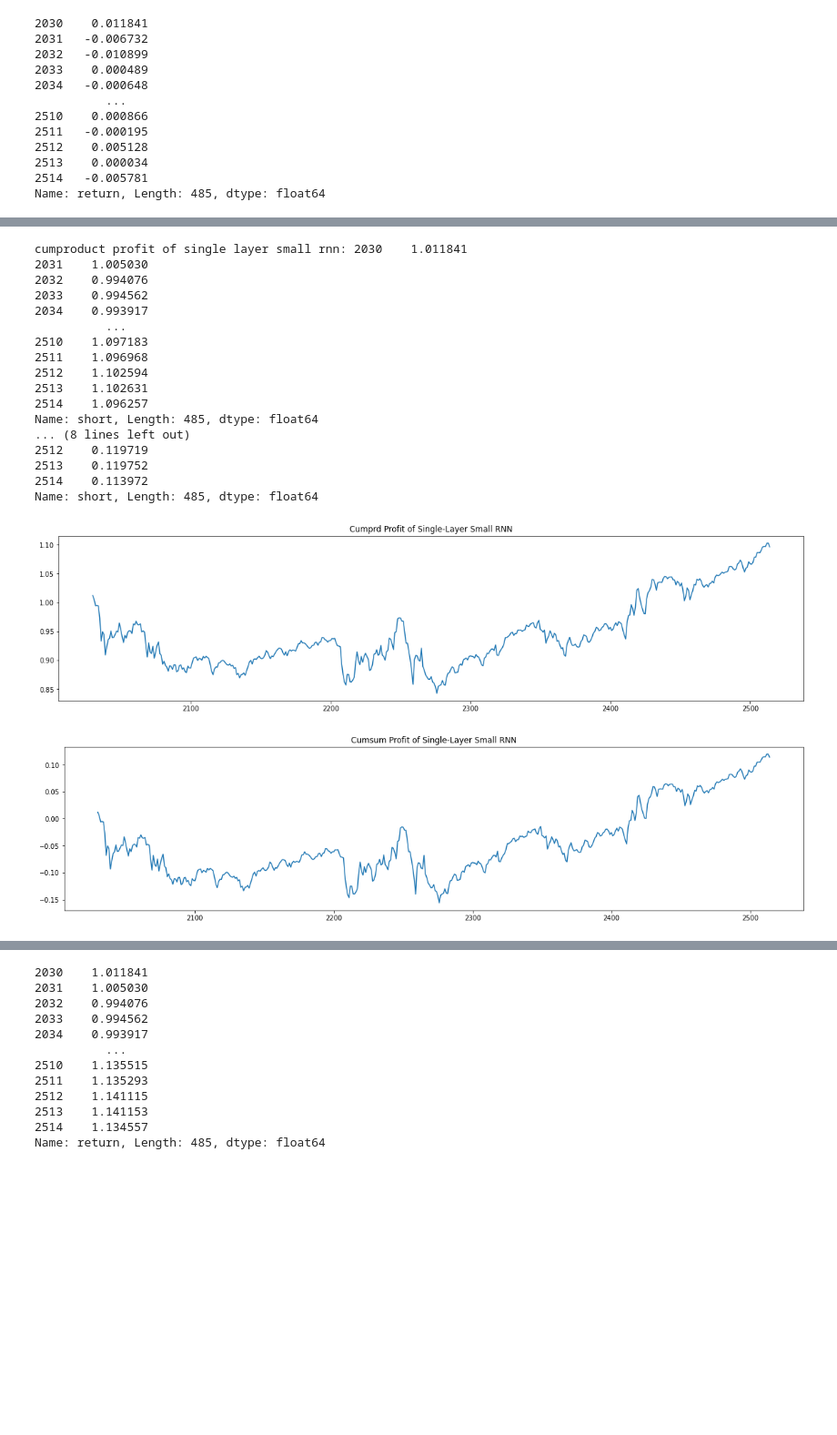
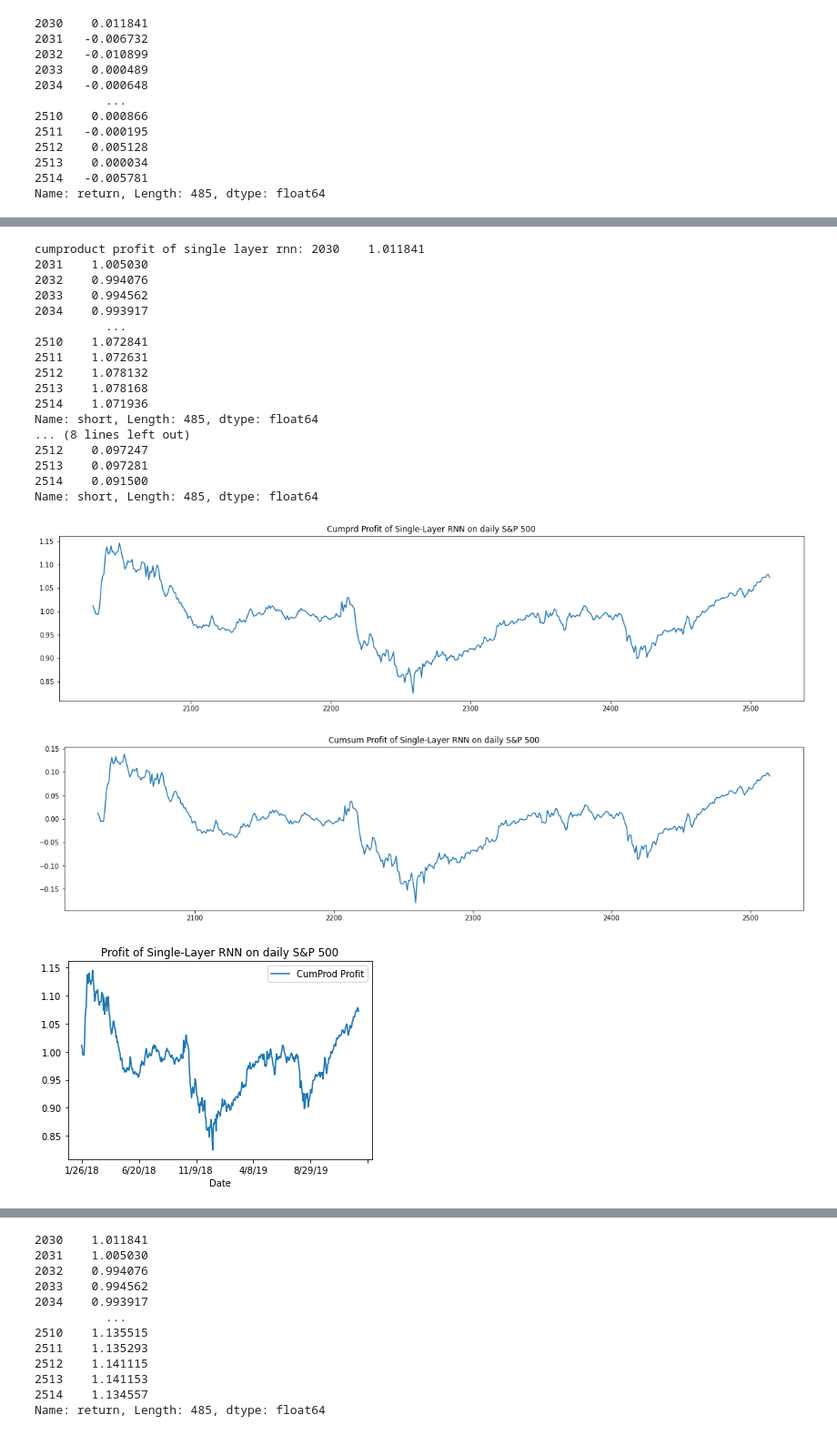
Before and after one commit to CeciSC/LSTMEquityIndexPrediction, a Jupyter notebook: sp500_RNN_daily.ipynb, the cells around one changed output, grey strips where cells are left out. Shown at 91% size. Drawn from its saved outputs; the diff is of its cells as text; code cells hidden in the pictures; blank space fills up the shorter version.

Commit message:
add plot

```diff
--- a/sp500_RNN_daily.ipynb
+++ b/sp500_RNN_daily.ipynb
@@ -431,47 +482,54 @@ Name: return, Length: 485, dtype: float64
 # %%
 res=pd.DataFrame(columns=['return','signal','multiply','-signal'],index=ret.index)
 res['return']=ret
-res['signal']=single_layer_small_rnn_preds[:-1]
+res['signal']=single_layer_rnn_preds[:-1]
 res['-signal']=1
 res['multiply']=res['return']*res['signal']+res['-signal']
 res['sum']=res['return']*res['signal']
 res['short']=(res['signal']-1/2)*2*res['return']
 cumpprofit=res['short']+1
 cumpprofit=cumpprofit.cumprod()
-print('cumproduct profit of single layer small rnn:', cumpprofit)
+print('cumproduct profit of single layer rnn:', cumpprofit)
 cumsprofit=res['short']
 cumsprofit=cumsprofit.cumsum()
-print('cumsum profit of single layer small rnn:', cumsprofit)
+print('cumsum profit of single layer rnn:', cumsprofit)
+
 fig = plt.figure(figsize=(20,10))
 ax0 = fig.add_subplot(2,1,1)
 ax0.plot(cumpprofit)
-ax0.set_title('Cumprd Profit of Single-Layer Small RNN')
+ax0.set_title('Cumprd Profit of Single-Layer RNN on daily S&P 500')
 plt.show()
 fig = plt.figure(figsize=(20,10))
 ax1 = fig.add_subplot(2,1,1)
 ax1.plot(cumsprofit)
-ax1.set_title('Cumsum Profit of Single-Layer Small RNN')
+ax1.set_title('Cumsum Profit of Single-Layer RNN on daily S&P 500')
 plt.show()
+profit_df = pd.DataFrame(columns=['Date', 'profit'])
+profit_df['Date'] = date
+profit_df['CumProd Profit'] = cumpprofit.values
+profit_df.plot(x = 'Date', y = 'CumProd Profit', title = 'Profit of Single-Layer RNN on daily S&P 500')
+plt.show()
 # %% [output]
-cumproduct profit of single layer small rnn: 2030    1.011841
+cumproduct profit of single layer rnn: 2030    1.011841
 2031    1.005030
 2032    0.994076
 2033    0.994562
 2034    0.993917
           ...
-2510    1.097183
-2511    1.096968
-2512    1.102594
-2513    1.102631
-2514    1.096257
+2510    1.072841
+2511    1.072631
+2512    1.078132
+2513    1.078168
+2514    1.071936
 Name: short, Length: 485, dtype: float64
 ... (8 lines left out)
-2512    0.119719
-2513    0.119752
-2514    0.113972
+2512    0.097247
+2513    0.097281
+2514    0.091500
 Name: short, Length: 485, dtype: float64
-[figure, old version]
+[figure, new version]
-[figure, old version]
+[figure, new version]
+[figure, added]
 # %%
 res=pd.DataFrame(columns=['return','signal','multiply','-signal'],index=ret.index)
 res['return']=ret
```
Also changed, not shown: parts of 4 cells of this notebook.
